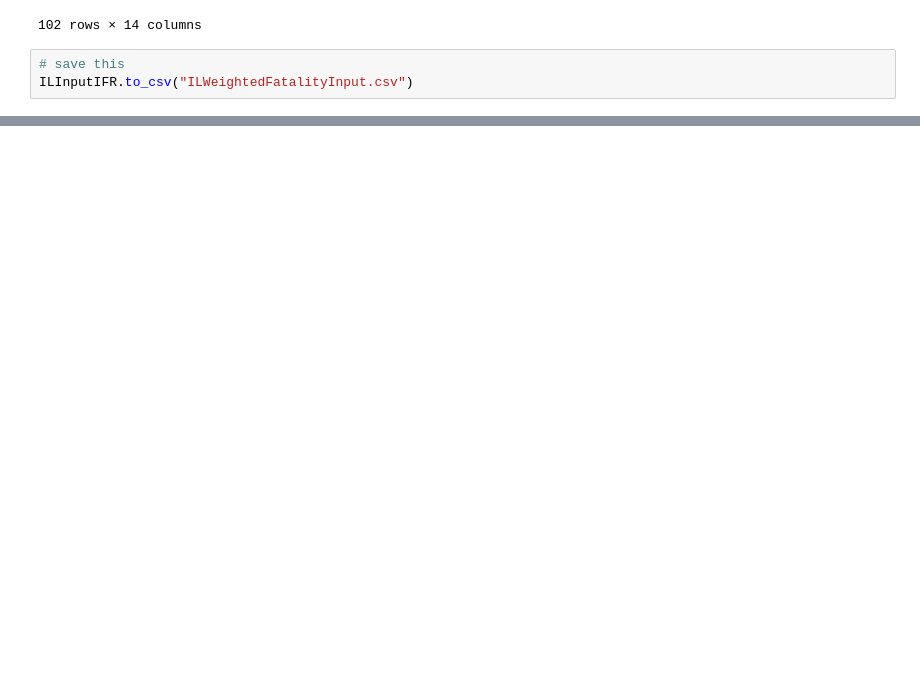
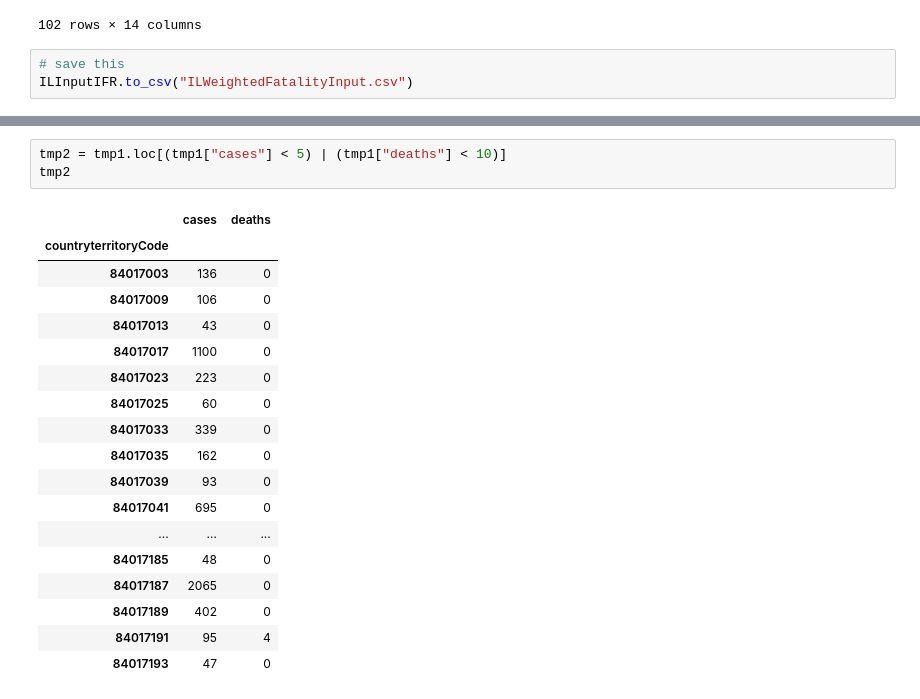
Before and after one commit to uc-cdis/covid19model, a Jupyter notebook: Python/notebooks/scratchSpace.ipynb, the cells around one changed output, grey strips where cells are left out. Drawn from its saved outputs; the diff is of its cells as text; blank space fills up the shorter version.

```diff
--- a/Python/notebooks/scratchSpace.ipynb
+++ b/Python/notebooks/scratchSpace.ipynb
@@ -1074,0 +1113,22 @@ ILInputIFR.to_csv("ILWeightedFatalityInput.csv")
+# %%
+tmp2 = tmp1.loc[(tmp1["cases"] < 5) | (tmp1["deaths"] < 10)]
+tmp2
+# %% [output]
+|  | cases | deaths |
+| countryterritoryCode |  |  |
+| 84017003 | 136 | 0 |
+| 84017009 | 106 | 0 |
+| 84017013 | 43 | 0 |
+| 84017017 | 1100 | 0 |
+| 84017023 | 223 | 0 |
+| 84017025 | 60 | 0 |
+| 84017033 | 339 | 0 |
+| 84017035 | 162 | 0 |
+| 84017039 | 93 | 0 |
+| 84017041 | 695 | 0 |
+| ... | ... | ... |
+| 84017185 | 48 | 0 |
+| 84017187 | 2065 | 0 |
+| 84017189 | 402 | 0 |
+| 84017191 | 95 | 4 |
+| 84017193 | 47 | 0 |
```
Also changed, not shown: parts of 7 cells of this notebook, 2 other files.
